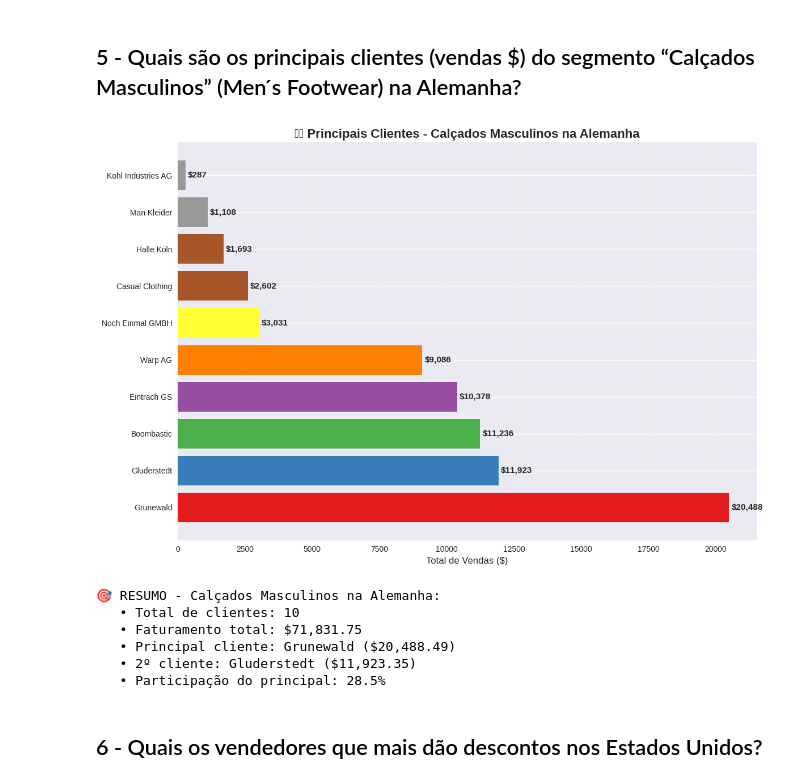
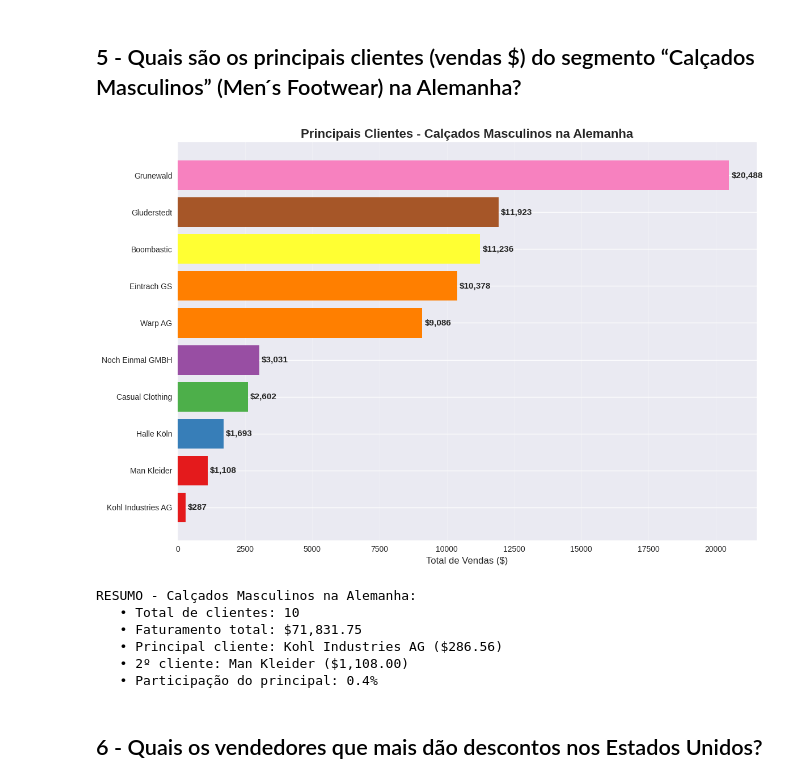
Before and after one commit to filipe-rds/BI-Atividade-1, a Jupyter notebook: notebooks/notebook.ipynb, the cells around one changed output. Drawn from its saved outputs; the diff is of its cells as text; code cells hidden in the pictures.

```diff
--- a/notebooks/notebook.ipynb
+++ b/notebooks/notebook.ipynb
@@ -322,7 +321,7 @@ JOIN paises pa ON c.pais_id = pa.id
 WHERE cat.nome = 'Men´s Footwear'
   AND pa.nome = 'Germany'
 GROUP BY c.nome
-ORDER BY total_vendas DESC;
+ORDER BY total_vendas ASC;
 """
 
 df_clientes_calcados_alemanha = pd.read_sql(query_clientes_calcados_alemanha, engine)
@@ -334,46 +333,46 @@ plt.figure(figsize=(12, 8))
 if len(df_clientes_calcados_alemanha) > 0:
     top_clientes = df_clientes_calcados_alemanha.head(10)  # Top 10 se houver muitos
     bars = plt.barh(range(len(top_clientes)), top_clientes['total_vendas'],
-                    color=plt.cm.Set1(np.linspace(0, 1, len(top_clientes))))
+                    color=plt.cm.Set1(np.linspace(0, 1, len(top_clientes) + 2)))
     plt.yticks(range(len(top_clientes)), top_clientes['cliente'])
-    plt.title('🇩🇪 Principais Clientes - Calçados Masculinos na Alemanha', fontsize=16, fontweight='bold')
+    plt.title('Principais Clientes - Calçados Masculinos na Alemanha', fontsize=16, fontweight='bold')
     plt.xlabel('Total de Vendas ($)', fontsize=12)
     plt.grid(True, alpha=0.3, axis='x')
 
     # Adicionar valores nas barras
     for i, bar in enumerate(bars):
         width = bar.get_width()
         plt.annotate(f'${width:,.0f}',
                     xy=(width, bar.get_y() + bar.get_height() / 2),
                     xytext=(3, 0), textcoords="offset points",
                     ha='left', va='center', fontsize=11, fontweight='bold')
 
     plt.tight_layout()
     plt.show()
 
     # Resumo estatístico
-    print(f"\n🎯 RESUMO - Calçados Masculinos na Alemanha:")
+    print(f"\nRESUMO - Calçados Masculinos na Alemanha:")
     print(f"   • Total de clientes: {len(df_clientes_calcados_alemanha)}")
     print(f"   • Faturamento total: ${df_clientes_calcados_alemanha['total_vendas'].sum():,.2f}")
     print(f"   • Principal cliente: {df_clientes_calcados_alemanha.iloc[0]['cliente']} (${df_clientes_calcados_alemanha.iloc[0]['total_vendas']:,.2f})")
     if len(df_clientes_calcados_alemanha) > 1:
         print(f"   • 2º cliente: {df_clientes_calcados_alemanha.iloc[1]['cliente']} (${df_clientes_calcados_alemanha.iloc[1]['total_vendas']:,.2f})")
     print(f"   • Participação do principal: {(df_clientes_calcados_alemanha.iloc[0]['total_vendas']/df_clientes_calcados_alemanha['total_vendas'].sum())*100:.1f}%")
 else:
-    plt.text(0.5, 0.5, '⚠️ Nenhum cliente encontrado\npara Calçados Masculinos na Alemanha',
+    plt.text(0.5, 0.5, 'Nenhum cliente encontrado\npara Calçados Masculinos na Alemanha',
              ha='center', va='center', transform=plt.gca().transAxes, fontsize=16,
              bbox=dict(boxstyle='round', facecolor='lightgray', alpha=0.5))
     plt.title('🇩🇪 Principais Clientes - Calçados Masculinos na Alemanha', fontsize=16, fontweight='bold')
     plt.show()
-    print("⚠️ Nenhum registro encontrado para Calçados Masculinos na Alemanha")
+    print("Nenhum registro encontrado para Calçados Masculinos na Alemanha")
 # %% [output]
-[figure, old version]
+[figure, new version]
-🎯 RESUMO - Calçados Masculinos na Alemanha:
+RESUMO - Calçados Masculinos na Alemanha:
    • Total de clientes: 10
    • Faturamento total: $71,831.75
-   • Principal cliente: Grunewald ($20,488.49)
-   • 2º cliente: Gluderstedt ($11,923.35)
-   • Participação do principal: 28.5%
+   • Principal cliente: Kohl Industries AG ($286.56)
+   • 2º cliente: Man Kleider ($1,108.00)
+   • Participação do principal: 0.4%
 # %% [markdown]
 ## 6 - Quais os vendedores que mais dão descontos nos Estados Unidos?
 # %%
```
Also changed, not shown: parts of 10 cells of this notebook.
